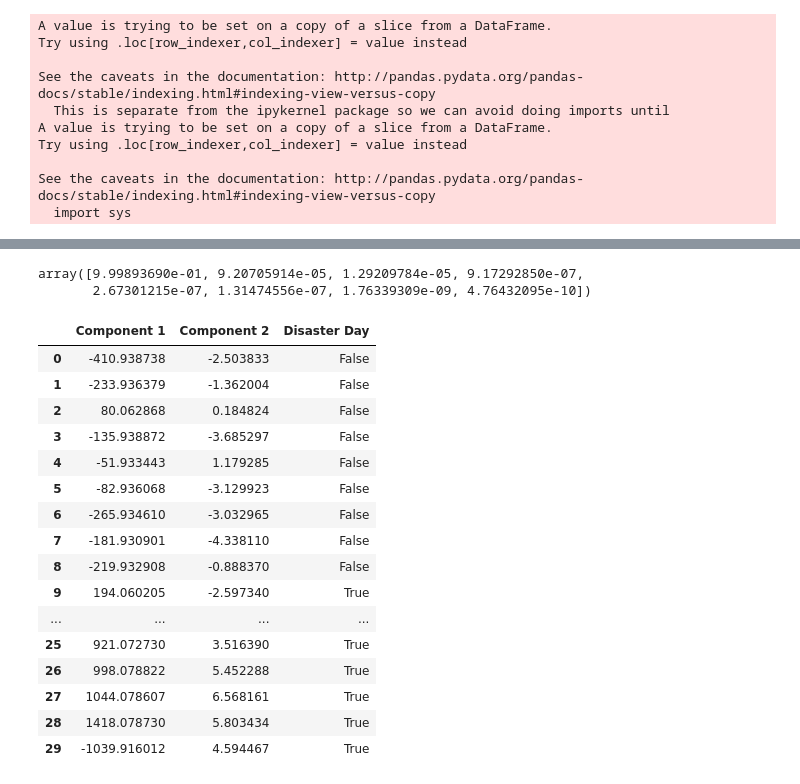
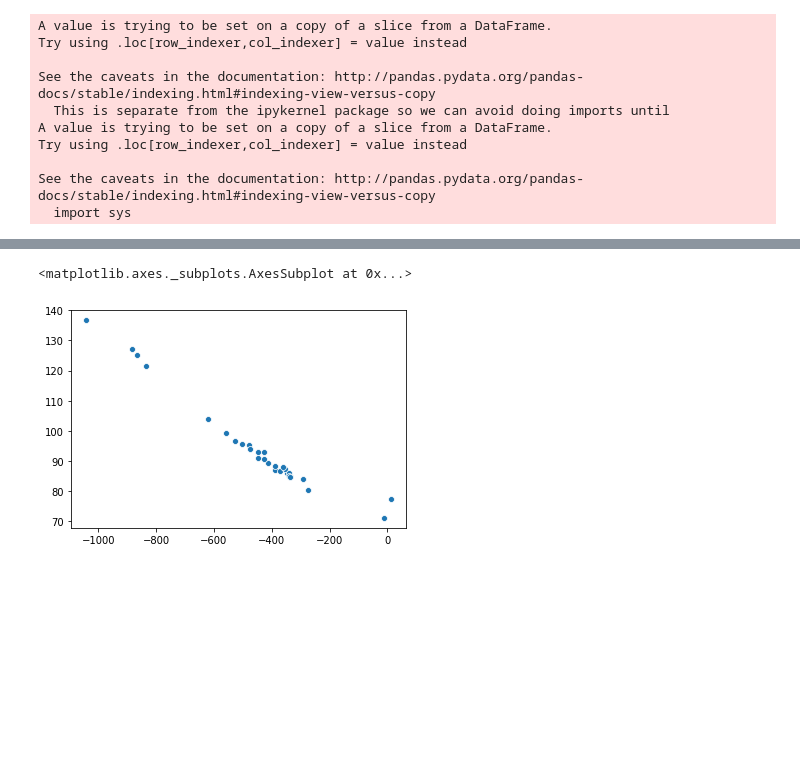
Before and after one commit to Matt-Carney/Natural_Disaster, a Jupyter notebook: Natural_Disaster.ipynb, the cells around one changed output, grey strips where cells are left out. Drawn from its saved outputs; the diff is of its cells as text; code cells hidden in the pictures; blank space fills up the shorter version.

```diff
--- a/Natural_Disaster.ipynb
+++ b/Natural_Disaster.ipynb
@@ -305,10 +276,31 @@ X = Aus5.iloc[:, 3:]
+# %%
+#Select features and target varaibles
+X = Aus5.iloc[:, 3:]
+y = Aus5.iloc[:, 1]
+
+#Scale features
+scaler = StandardScaler()
+X_std = scaler.fit_transform(X)
 # %%
 # Take all of the data and plot it on 2 dimensions
-pca = PCA(n_components=8)
-pca.fit(X)
+pca = PCA(n_components=7)
+pca.fit(X_std)
 pcafeatures = pca.transform(X)
+
+pca.explained_variance_ratio_
+
+comp_1 = []
+comp_2 = []
+for i in range(len(pcafeatures)):
+    comp_1.append(pcafeatures[i][0])
+    comp_2.append(pcafeatures[i][1])
+
+cluster_df = pd.DataFrame(
+    {'Component 1': comp_1,
+     'Component 2': comp_2,
+     'Disaster Day': disaster_day})
+
+sns.scatterplot(x=comp_1, y=comp_2)
+# %% [output]
+<matplotlib.axes._subplots.AxesSubplot at 0x...>
+[figure, added]
-# %%
-pca.explained_variance_ratio_
-# %% [output]
-array([9.99893690e-01, 9.20705914e-05, 1.29209784e-05, 9.17292850e-07,
-       2.67301215e-07, 1.31474556e-07, 1.76339309e-09, 4.76432095e-10])
@@ -322,20 +306,0 @@ for i in range(len(pcafeatures)):
-# %%
-two_comp
-# %% [output]
-|  | Component 1 | Component 2 | Disaster Day |
-| 0 | -410.938738 | -2.503833 | False |
-| 1 | -233.936379 | -1.362004 | False |
-| 2 | 80.062868 | 0.184824 | False |
-| 3 | -135.938872 | -3.685297 | False |
-| 4 | -51.933443 | 1.179285 | False |
-| 5 | -82.936068 | -3.129923 | False |
-| 6 | -265.934610 | -3.032965 | False |
-| 7 | -181.930901 | -4.338110 | False |
-| 8 | -219.932908 | -0.888370 | False |
-| 9 | 194.060205 | -2.597340 | True |
-| ... | ... | ... | ... |
-| 25 | 921.072730 | 3.516390 | True |
-| 26 | 998.078822 | 5.452288 | True |
-| 27 | 1044.078607 | 6.568161 | True |
-| 28 | 1418.078730 | 5.803434 | True |
-| 29 | -1039.916012 | 4.594467 | True |
```
Also changed, not shown: parts of 33 cells of this notebook.
